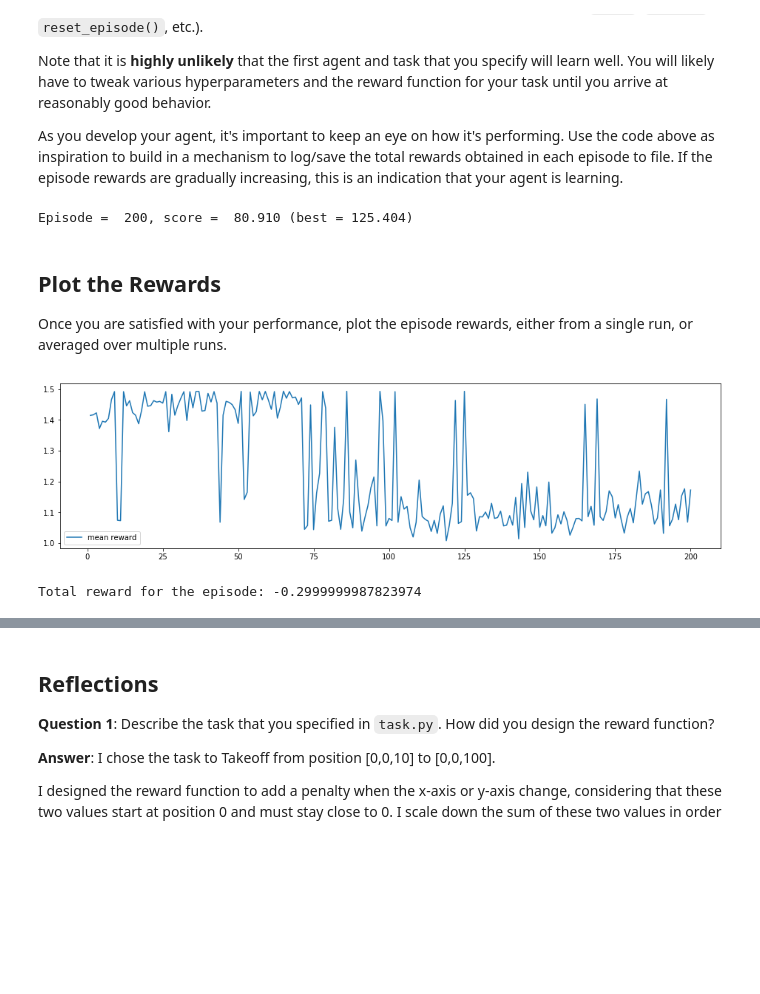
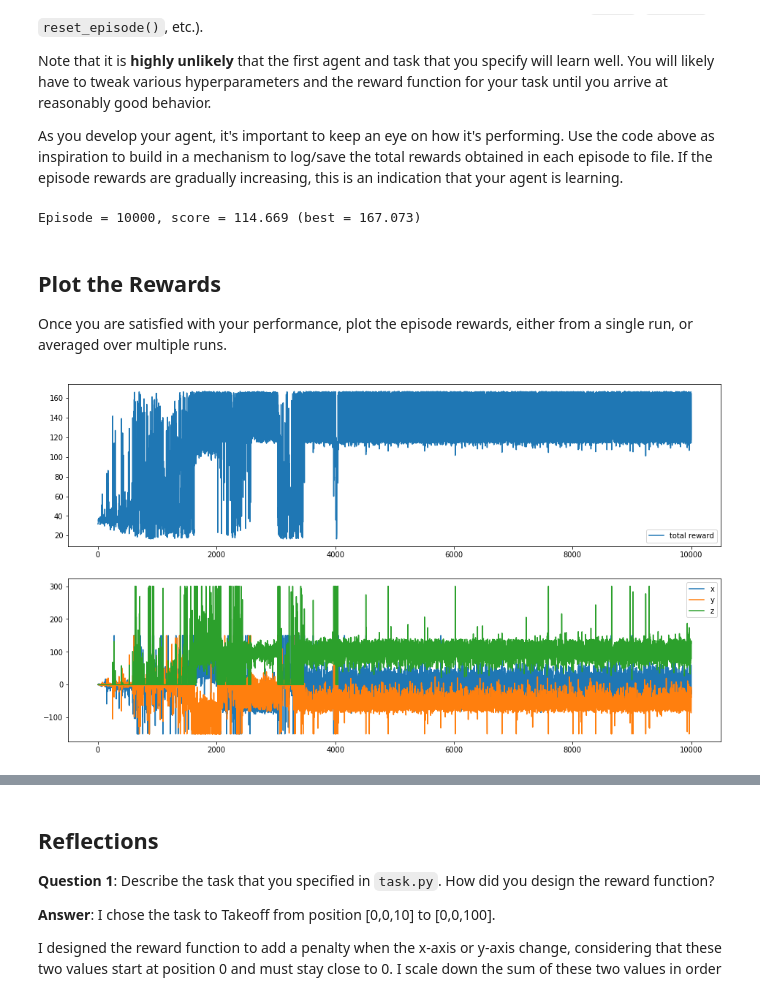
Before and after one commit to davamix/udacity-machine-learning-nanodegere, a Jupyter notebook: projects/RL-Quadcopter-2/Quadcopter_Project.ipynb, the cells around one changed output, grey strips where cells are left out. Drawn from its saved outputs; the diff is of its cells as text; code cells hidden in the pictures; blank space fills up the shorter version.

Commit message:
Reward function simplified. Training with 10K episodes

```diff
--- a/projects/RL-Quadcopter-2/Quadcopter_Project.ipynb
+++ b/projects/RL-Quadcopter-2/Quadcopter_Project.ipynb
@@ -218,22 +201,24 @@ Note that it is **highly unlikely** that the first agent and task that you speci
 As you develop your agent, it's important to keep an eye on how it's performing. Use the code above as inspiration to build in a mechanism to log/save the total rewards obtained in each episode to file.  If the episode rewards are gradually increasing, this is an indication that your agent is learning.
 # %%
 ## TODO: Train your agent here.
+import sys
+import numpy as np
+from agents.agent import DDPG
+from task import Task
 
-from agents.agent import DDPG
-
-num_episodes = 200
+num_episodes = 10000
 target_pos = np.array([0., 0., 100.]) # Takeoff
 task = Task(target_pos=target_pos)
 agent = DDPG(task)
 
-labels = ['episode', 'reward', 'mean_reward', 'x', 'y', 'z']
-results = {x : [] for x in labels}
+results = {'episode':[], 'reward':[], 'm_reward':[], 'x':[], 'y':[], 'z':[]}
+e_reward = []
 
 best_score = -np.inf
 
 for i_episode in range(1, num_episodes+1):
     state = agent.reset_episode() # start a new episode
-    score = []
+    e_reward = []
 
     while True:
         action = agent.act(state)
@@ -242,22 +227,25 @@ for i_episode in range(1, num_episodes+1):
         state = next_state
 
         # Save all rewards for the episode
-        score.append(reward)
+        e_reward.append(reward)
 
         if done:
-            total_score = np.sum(score)
+            total_score = np.sum(e_reward)
             best_score = max(best_score, total_score)
 
             print("\rEpisode = {:4d}, score = {:7.3f} (best = {:7.3f})".format(i_episode, total_score,best_score), end="")  # [debug]
 
             results['episode'].append(i_episode)
             results['reward'].append(total_score)
-            results['mean_reward'].append(np.mean(score))
+            results['x'].append(task.sim.pose[0])
+            results['y'].append(task.sim.pose[1])
+            results['z'].append(task.sim.pose[2])
+
             break
 
     sys.stdout.flush()
 # %% [output]
-Episode =  200, score =  80.910 (best = 125.404)
+Episode = 10000, score = 114.669 (best = 167.073)
 # %% [markdown]
 ## Plot the Rewards
 
@@ -265,46 +253,20 @@ Once you are satisfied with your performance, plot the episode rewards, either f
 # %%
 ## TODO: Plot the rewards.
 import matplotlib.pyplot as plt
 %matplotlib inline
 
 plt.figure(figsize=(16,9))
 plt.subplot(211)
-plt.plot(results['episode'], results['mean_reward'], label='mean reward')
+#plt.plot(results['episode'], results['mean_reward'], label='mean reward')
+plt.plot(results['episode'], results['reward'], label='total reward')
 plt.legend()
 _ = plt.ylim()
+
+plt.subplot(212)
+plt.plot(results['episode'], results['x'], label='x')
+plt.plot(results['episode'], results['y'], label='y')
+plt.plot(results['episode'], results['z'], label='z')
+plt.legend()
+_ = plt.ylim()
 # %% [output]
-[figure, old version]
+[figure, new version]
-# %%
-runtime = 1000                                     # time limit of the episode
-init_pose = np.array([0., 0., 10., 0., 0., 0.])  # initial pose
-init_velocities = np.array([0., 0., 0.])         # initial velocities
-init_angle_velocities = np.array([0., 0., 0.])   # initial angle velocities
-file_output = 'data.csv'                         # file name for saved results
-
-# Setup
-task = Task(init_pose, init_velocities, init_angle_velocities, runtime)
-done = False
-labels = ['time', 'x', 'y', 'z', 'phi', 'theta', 'psi', 'x_velocity',
-          'y_velocity', 'z_velocity', 'phi_velocity', 'theta_velocity',
-          'psi_velocity', 'rotor_speed1', 'rotor_speed2', 'rotor_speed3', 'rotor_speed4']
-results = {x : [] for x in labels}
-
-# Run the simulation for a single run
-state = agent.reset_episode()
-e_reward = 0.0
-
-while True:
-    action = agent.act(state)
-    next_state, reward, done = task.step(action)
-    e_reward += reward
-
-    to_write = [task.sim.time] + list(task.sim.pose) + list(task.sim.v) + list(task.sim.angular_v) + list(rotor_speeds)
-
-    for ii in range(len(labels)):
-        results[labels[ii]].append(to_write[ii])
-
-    if done:
-        print("Total reward for the episode: {}".format(e_reward))
-        break
-# %% [output]
-Total reward for the episode: -0.2999999987823974
```
Also changed, not shown: parts of 9 cells of this notebook, 4 other files.
